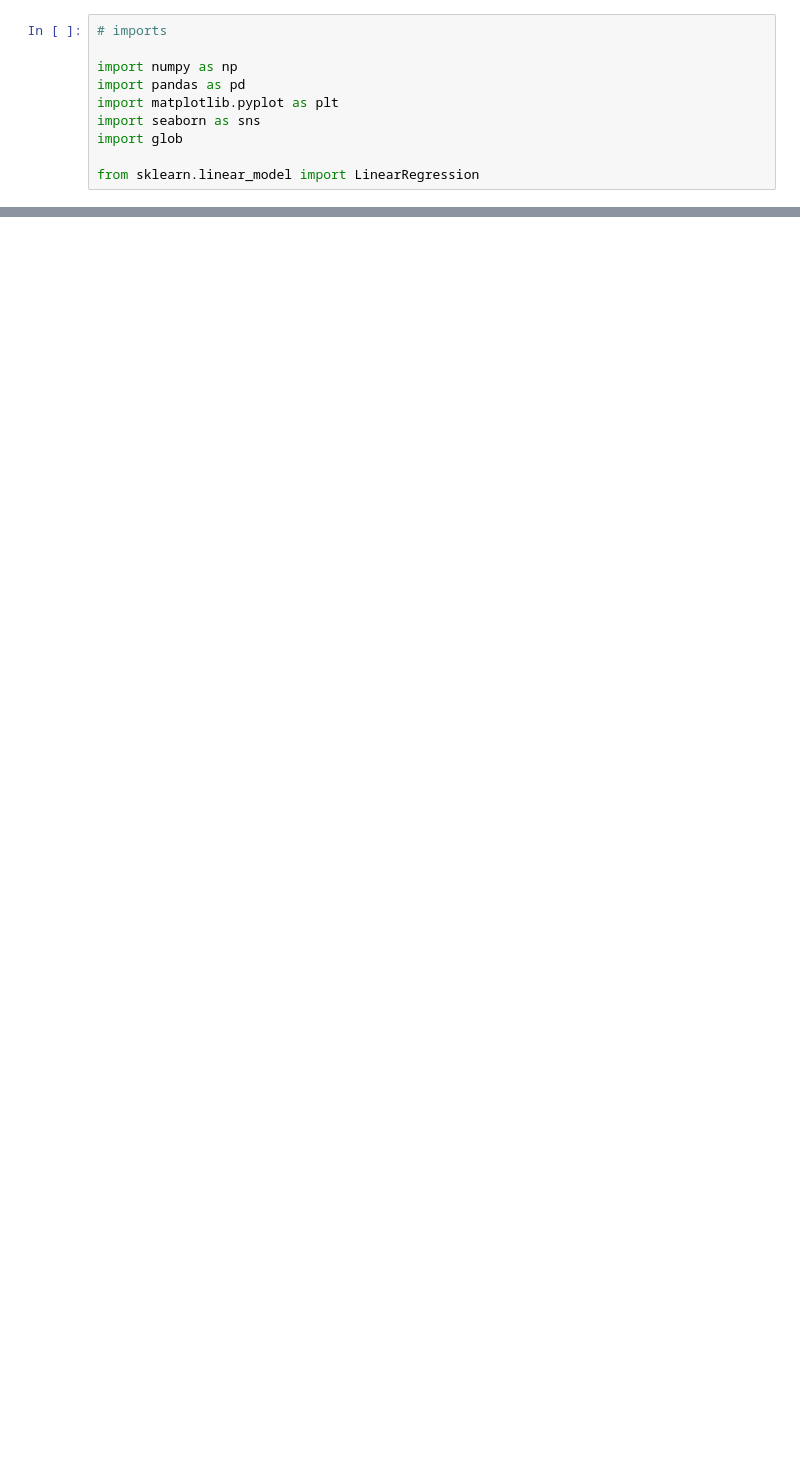
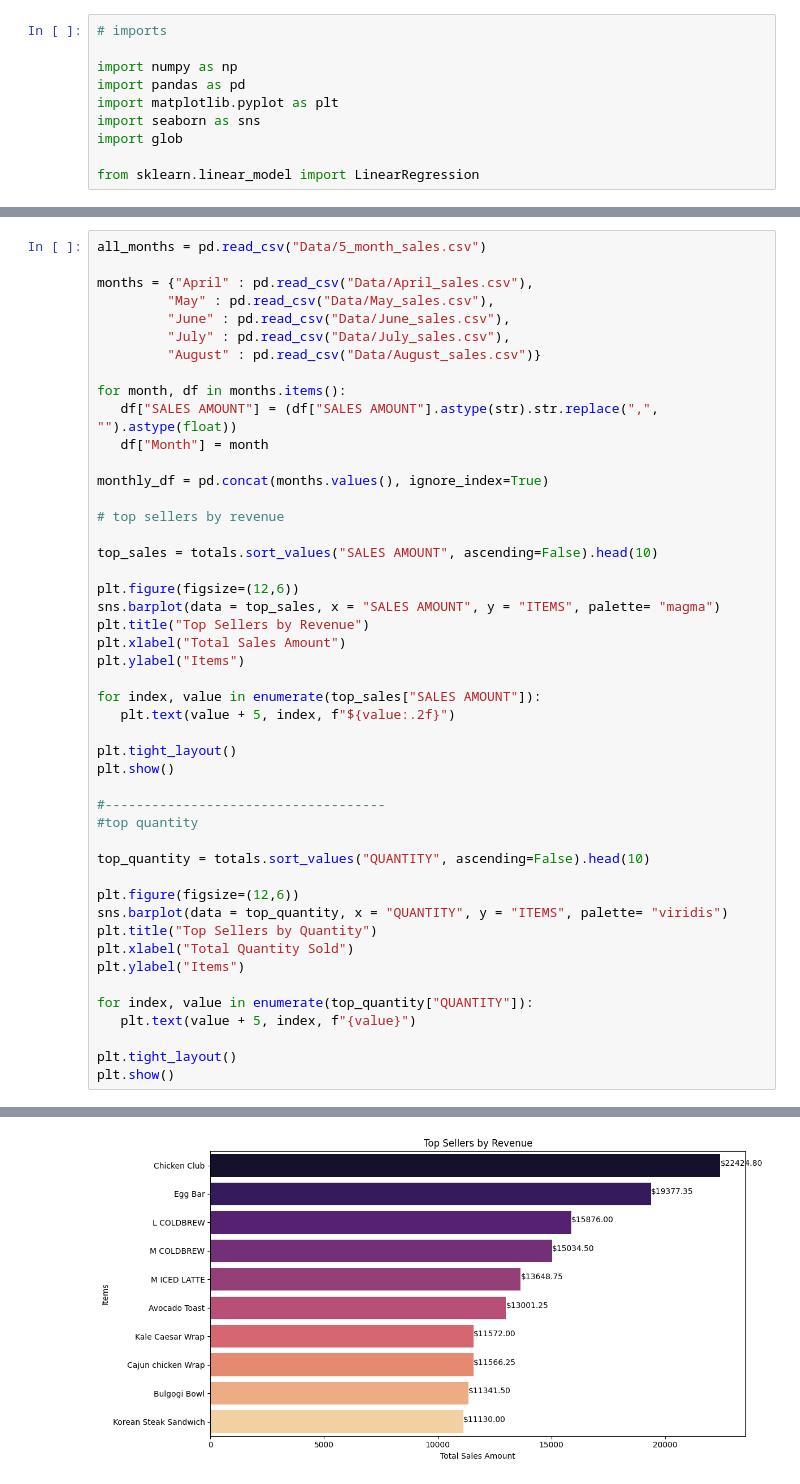
Before and after one commit to JoaquinP04/Projects, a Jupyter notebook: Coffe Shop Analysis/CoffeAnalysis.ipynb, the cells around one changed output, grey strips where cells are left out. Saved outputs shown, nothing was run; the diff lists cells and outputs as text; blank space fills up the shorter version.

```diff
--- a/Coffe Shop Analysis/CoffeAnalysis.ipynb
+++ b/Coffe Shop Analysis/CoffeAnalysis.ipynb
@@ -62,0 +62,48 @@ print(totals.head(100))
+# %%
+all_months = pd.read_csv("Data/5_month_sales.csv")
+
+months = {"April" : pd.read_csv("Data/April_sales.csv"),
+         "May" : pd.read_csv("Data/May_sales.csv"),
+         "June" : pd.read_csv("Data/June_sales.csv"),
+         "July" : pd.read_csv("Data/July_sales.csv"),
+         "August" : pd.read_csv("Data/August_sales.csv")}
+
+for month, df in months.items():
+   df["SALES AMOUNT"] = (df["SALES AMOUNT"].astype(str).str.replace(",", "").astype(float))
+   df["Month"] = month
+
+monthly_df = pd.concat(months.values(), ignore_index=True)
+
+# top sellers by revenue
+
+top_sales = totals.sort_values("SALES AMOUNT", ascending=False).head(10)
+
+plt.figure(figsize=(12,6))
+sns.barplot(data = top_sales, x = "SALES AMOUNT", y = "ITEMS", palette= "magma")
+plt.title("Top Sellers by Revenue")
+plt.xlabel("Total Sales Amount")
+plt.ylabel("Items")
+
+for index, value in enumerate(top_sales["SALES AMOUNT"]):
+   plt.text(value + 5, index, f"${value:.2f}")
+
+plt.tight_layout()
+plt.show()
+
+#------------------------------------
+#top quantity
+
+top_quantity = totals.sort_values("QUANTITY", ascending=False).head(10)
+
+plt.figure(figsize=(12,6))
+sns.barplot(data = top_quantity, x = "QUANTITY", y = "ITEMS", palette= "viridis")
+plt.title("Top Sellers by Quantity")
+plt.xlabel("Total Quantity Sold")
+plt.ylabel("Items")
+
+for index, value in enumerate(top_quantity["QUANTITY"]):
+   plt.text(value + 5, index, f"{value}")
+
+plt.tight_layout()
+plt.show()
+# %% [output]
@@ -62,0 +113 @@ print(totals.head(100))
+[figure, added]
```
Also changed, not shown: parts of 13 cells of this notebook, 2 other files.
